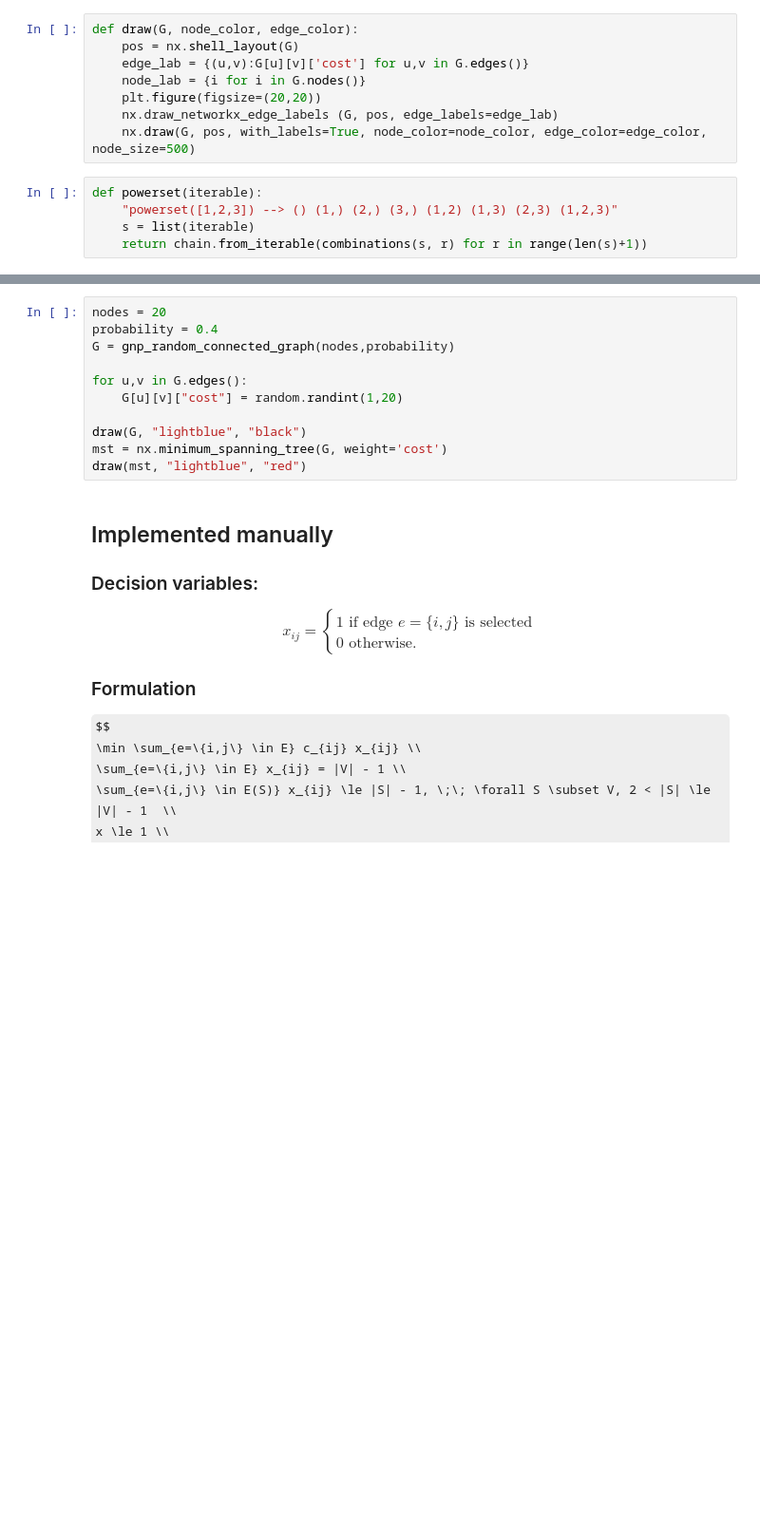
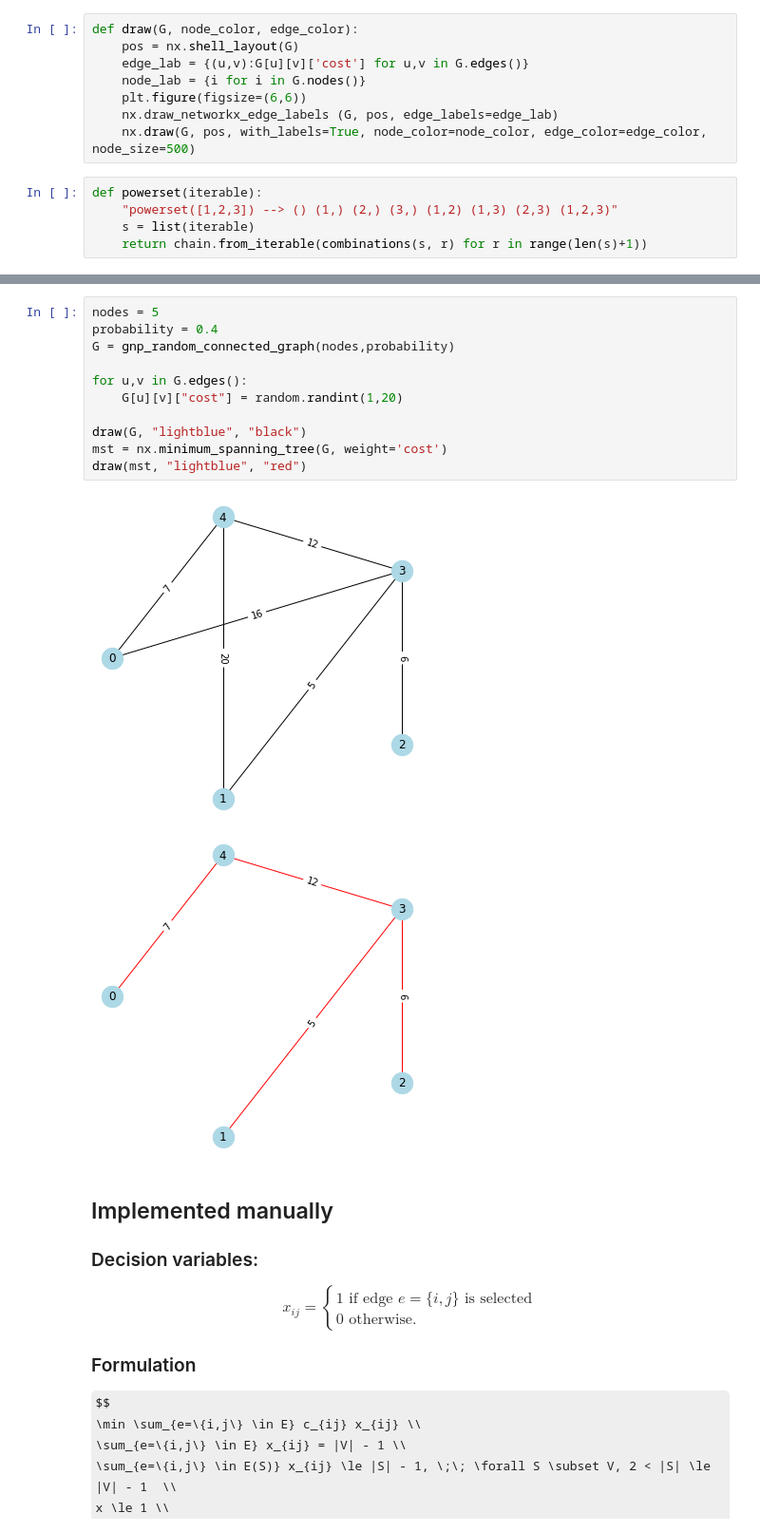
Before and after one commit to LeonardoSer/Magistrale_NEDAS, a Jupyter notebook: NetOpt/jupyter_notebooks/mio_MST.ipynb, the cells around one changed output, grey strips where cells are left out. Shown: that part at 95% size. Cells and saved outputs as stored; diff of their text form; some formulas as TeX source; blank space fills up the shorter version.

```diff
--- a/NetOpt/jupyter_notebooks/mio_MST.ipynb
+++ b/NetOpt/jupyter_notebooks/mio_MST.ipynb
@@ -54,7 +36,7 @@ def draw(G, node_color, edge_color):
     pos = nx.shell_layout(G)
     edge_lab = {(u,v):G[u][v]['cost'] for u,v in G.edges()}
     node_lab = {i for i in G.nodes()}
-    plt.figure(figsize=(20,20))
+    plt.figure(figsize=(6,6))
     nx.draw_networkx_edge_labels (G, pos, edge_labels=edge_lab)
     nx.draw(G, pos, with_labels=True, node_color=node_color, edge_color=edge_color, node_size=500)
 # %%
@@ -65,14 +82,17 @@ def powerset(iterable):
 # %%
-nodes = 20
+nodes = 5
 probability = 0.4
 G = gnp_random_connected_graph(nodes,probability)
 
 for u,v in G.edges():
     G[u][v]["cost"] = random.randint(1,20)
 
 draw(G, "lightblue", "black")
 mst = nx.minimum_spanning_tree(G, weight='cost')
 draw(mst, "lightblue", "red")
+# %% [output]
+[figure, added]
+[figure, added]
 # %% [markdown]
 ## Implemented manually
 
```
Also changed, not shown: parts of 3 cells of this notebook.
